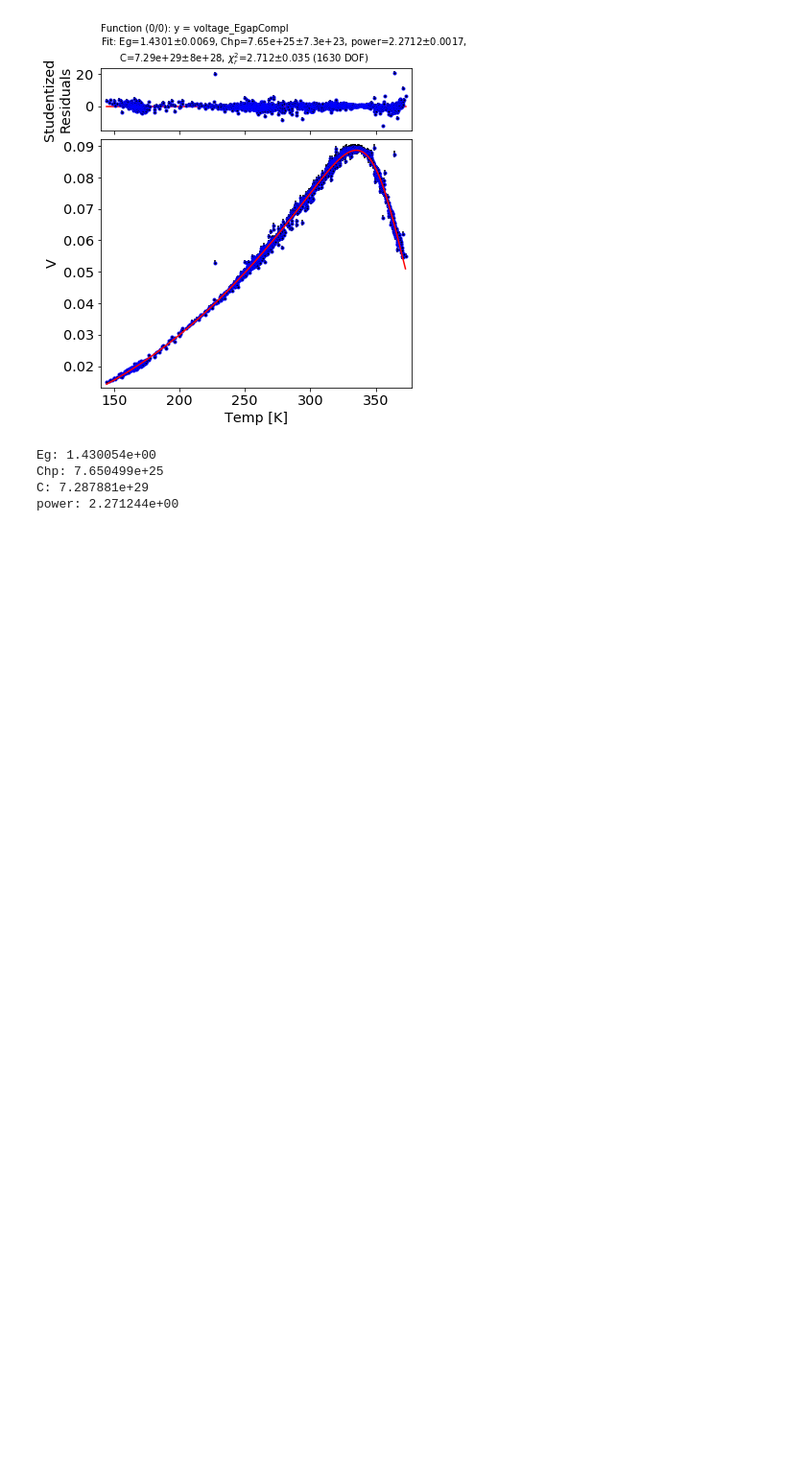
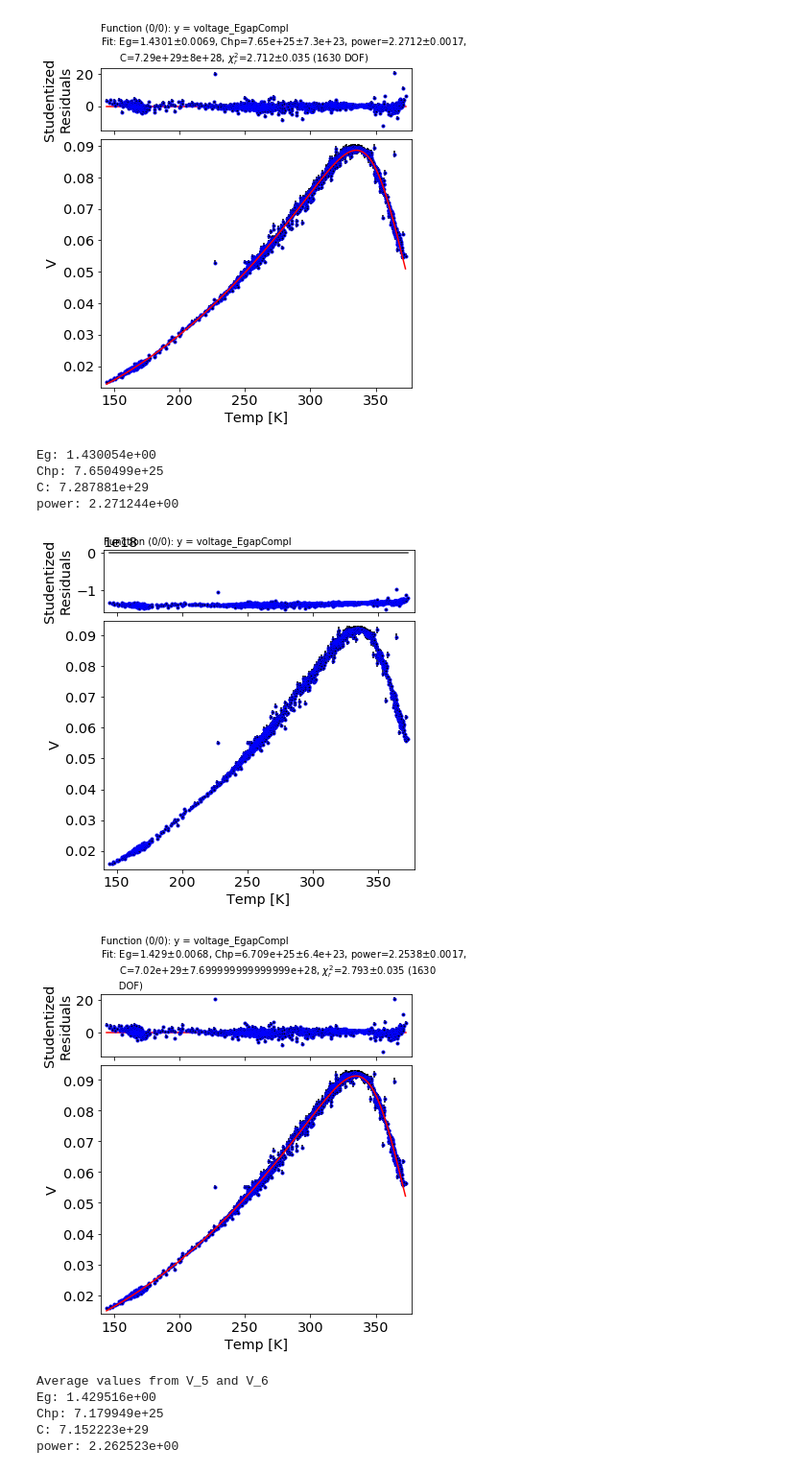
Before and after one commit to eklem1/ModernLab, a Jupyter notebook: FirstFits.ipynb, the cells around one changed output. Shown at 96% size. Cells and saved outputs as stored; diff of their text form; code cells hidden in the pictures; blank space fills up the shorter version.

```diff
--- a/FirstFits.ipynb
+++ b/FirstFits.ipynb
@@ -367,3 +365,26 @@ Eg: 1.430054e+00
 Chp: 7.650499e+25
 C: 7.287881e+29
 power: 2.271244e+00
+# %%
+# V4 fit
+
+my_fitter2 = s.data.fitter()
+my_fitter2.set(style_data = [{'marker': '.', 'color': 'black', 'ls': '', 'mec': 'b'}]\
+              , plot_guess=False, fpoints=None, xlabel = "Temp [K]" , ylabel = "V")
+# help(s.data.fitter)
+
+guess='Eg=1.4, Chp=3e9, power=2.2, C=3e13'
+
+# guess='Eg=1.4, Chp=7.65e25, power=2.27, C=7.29e29'
+
+# voltage_EgapCompl(T, Eg, Chp, power, C):
+my_fitter2.set_functions(f=voltage_EgapCompl, p=guess)
+
+my_fitter2.set_data(xdata=TempDataComKSORT[0], ydata=DataComSORT[5], eydata=DataCom_Err[5], exdata=TempDataComKSORT[1])
+# my_fitter.set_data(data=TempDataComHigh[0][100:], ydata=DataComHigh[4][100:])
+
+my_fitter2.fit()
+print()
+# %% [output]
+[figure, added]
+[figure, added]
@@ -369,0 +400,17 @@ power: 2.271244e+00
+# %%
+Eg = ave(Eg_4[0], Eg_5[0], Eg_4[0], Eg_5[1])
+Chp = ave(Chp_4[0], Chp_5[0], Chp_4[0], Chp_5[1])
+C = ave(C_4[0], C_5[0], C_4[0], C_5[1])
+power = ave(power_4[0], power_5[0], power_4[0], power_5[1])
+
+print("Average values from V_5 and V_6")
+print("Eg: %e" %Eg[0])
+print("Chp: %e" %Chp[0])
+print("C: %e" %C[0])
+print("power: %e" %power[0])
+# %% [output]
+Average values from V_5 and V_6
+Eg: 1.429516e+00
+Chp: 7.179949e+25
+C: 7.152223e+29
+power: 2.262523e+00
```
Also changed, not shown: parts of 10 cells of this notebook, 1 other file.
